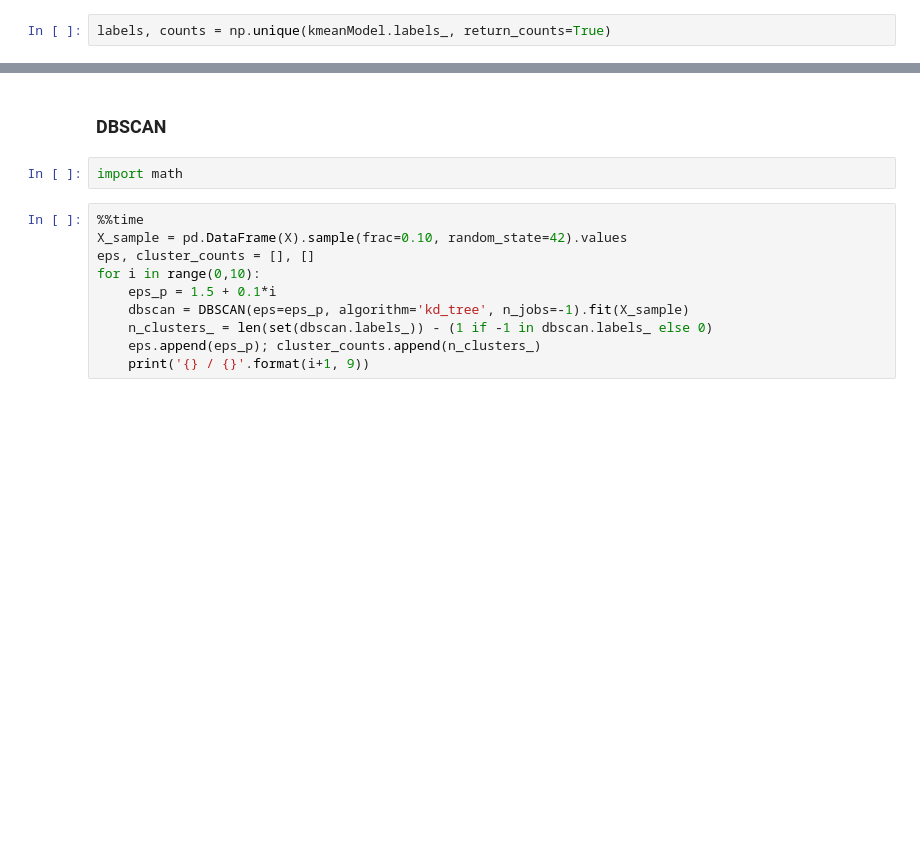
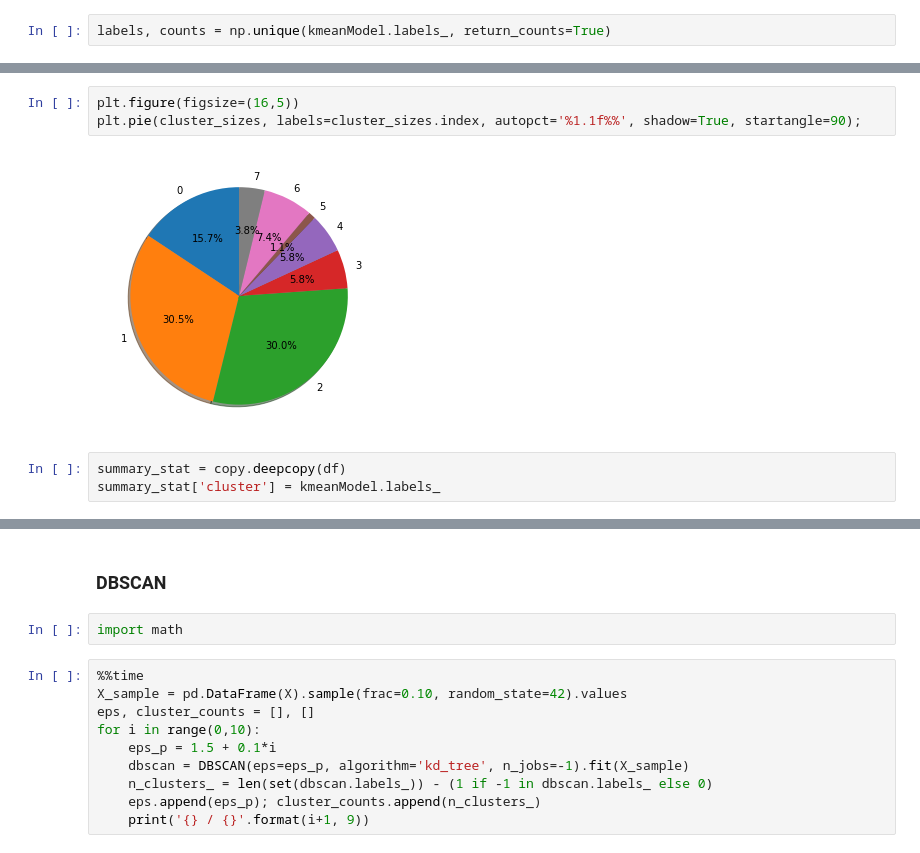
Before and after one commit to onlinex/DSBA_EcommerceRecommendations, a Jupyter notebook: segments.ipynb, the cells around one changed output, grey strips where cells are left out. Drawn from its saved outputs; the diff is of its cells as text; blank space fills up the shorter version.

```diff
--- a/segments.ipynb
+++ b/segments.ipynb
@@ -160,0 +161,8 @@ dtype: int64
+# %%
+plt.figure(figsize=(16,5))
+plt.pie(cluster_sizes, labels=cluster_sizes.index, autopct='%1.1f%%', shadow=True, startangle=90);
+# %% [output]
+[figure, added]
+# %%
+summary_stat = copy.deepcopy(df)
+summary_stat['cluster'] = kmeanModel.labels_
```
Also changed, not shown: parts of 16 cells of this notebook, 1 other file.
